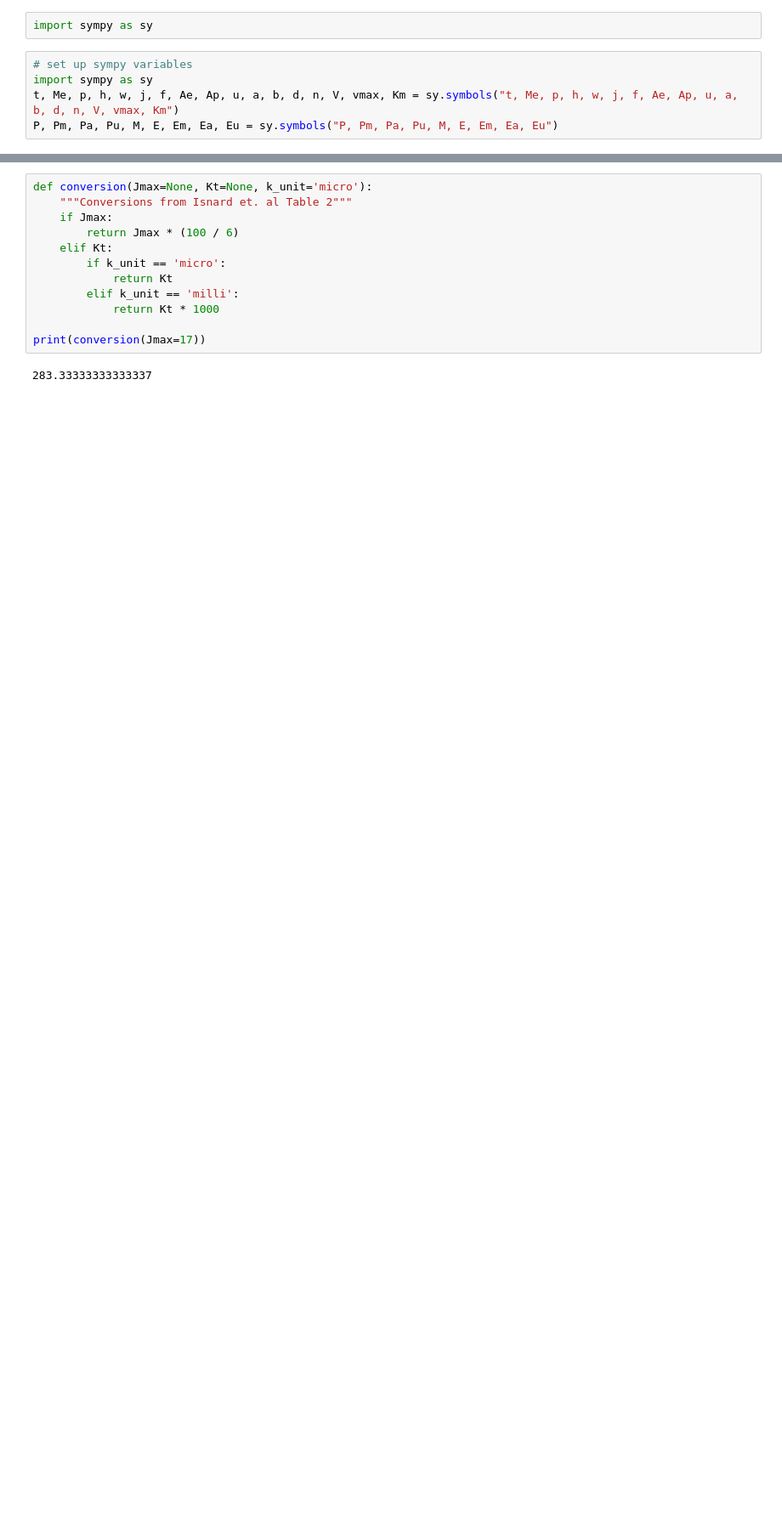
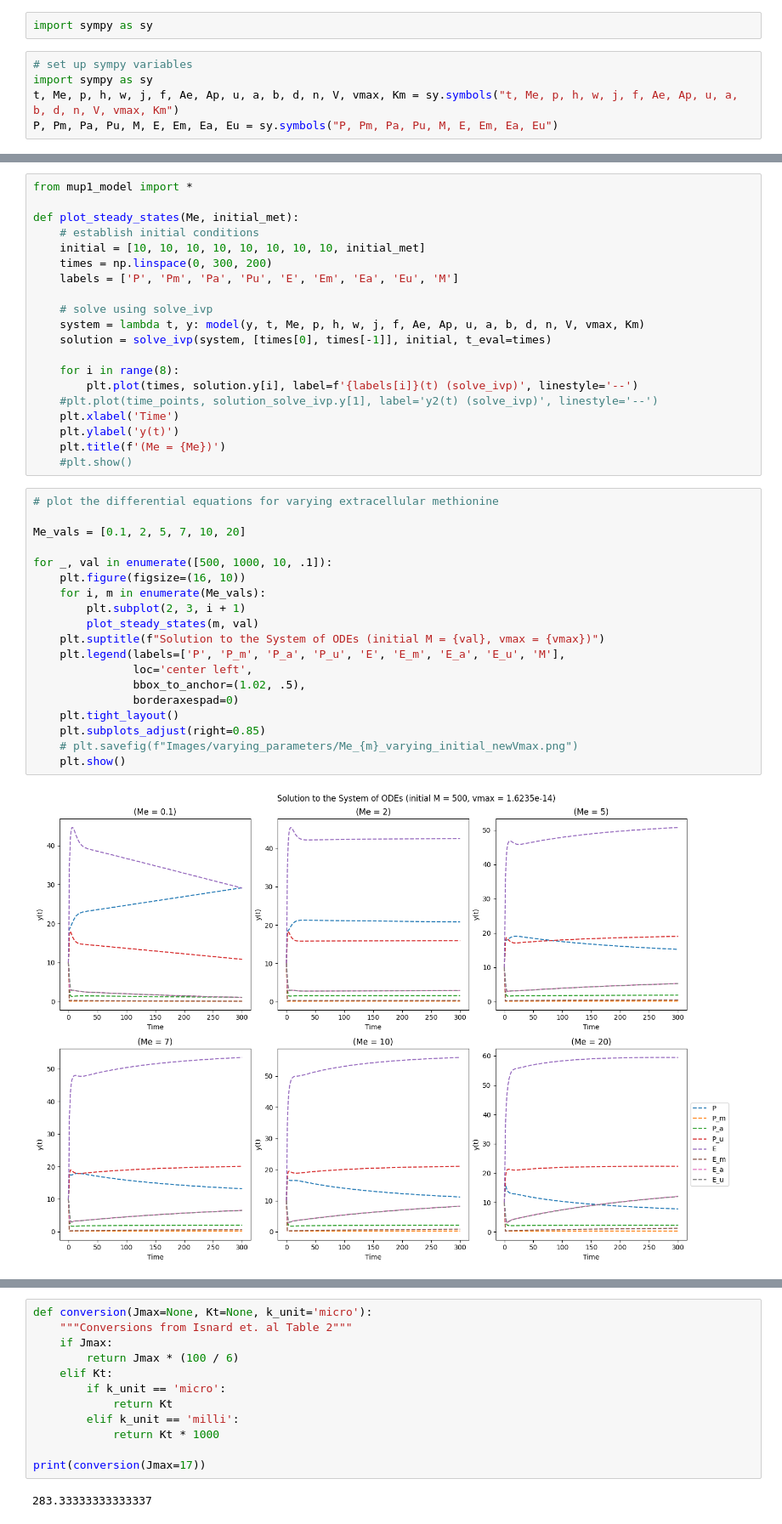
Before and after one commit to ethygers/Mup1_Modeling, a Jupyter notebook: steady_states_simplification.ipynb, the cells around one changed output, grey strips where cells are left out. Shown at 85% size. Saved outputs shown, nothing was run; the diff lists cells and outputs as text; blank space fills up the shorter version.

```diff
--- a/steady_states_simplification.ipynb
+++ b/steady_states_simplification.ipynb
@@ -62,0 +63,41 @@ plt.show()
+# %%
+from mup1_model import *
+
+def plot_steady_states(Me, initial_met):
+    # establish initial conditions
+    initial = [10, 10, 10, 10, 10, 10, 10, 10, initial_met]
+    times = np.linspace(0, 300, 200)
+    labels = ['P', 'Pm', 'Pa', 'Pu', 'E', 'Em', 'Ea', 'Eu', 'M']
+
+    # solve using solve_ivp
+    system = lambda t, y: model(y, t, Me, p, h, w, j, f, Ae, Ap, u, a, b, d, n, V, vmax, Km)
+    solution = solve_ivp(system, [times[0], times[-1]], initial, t_eval=times)
+
+    for i in range(8):
+        plt.plot(times, solution.y[i], label=f'{labels[i]}(t) (solve_ivp)', linestyle='--')
+    #plt.plot(time_points, solution_solve_ivp.y[1], label='y2(t) (solve_ivp)', linestyle='--')
+    plt.xlabel('Time')
+    plt.ylabel('y(t)')
+    plt.title(f'(Me = {Me})')
+    #plt.show()
+# %%
+# plot the differential equations for varying extracellular methionine
+
+Me_vals = [0.1, 2, 5, 7, 10, 20]
+
+for _, val in enumerate([500, 1000, 10, .1]):
+    plt.figure(figsize=(16, 10))
+    for i, m in enumerate(Me_vals):
+        plt.subplot(2, 3, i + 1)
+        plot_steady_states(m, val)
+    plt.suptitle(f"Solution to the System of ODEs (initial M = {val}, vmax = {vmax})")
+    plt.legend(labels=['P', 'P_m', 'P_a', 'P_u', 'E', 'E_m', 'E_a', 'E_u', 'M'],
+               loc='center left',
+               bbox_to_anchor=(1.02, .5),
+               borderaxespad=0)
+    plt.tight_layout()
+    plt.subplots_adjust(right=0.85)
+    # plt.savefig(f"Images/varying_parameters/Me_{m}_varying_initial_newVmax.png")
+    plt.show()
+# %% [output]
+[figure, added]
```
Also changed, not shown: parts of 14 cells of this notebook, 1 other file.
